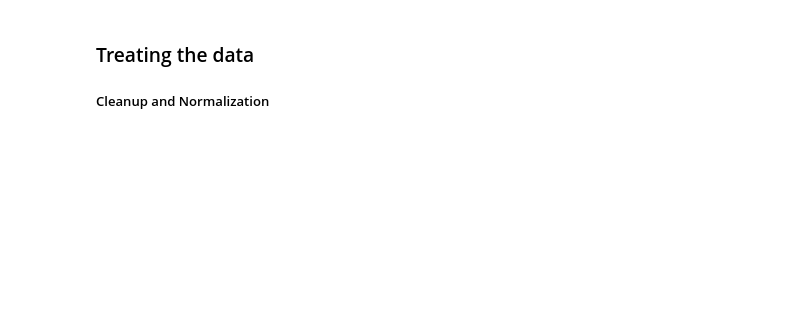
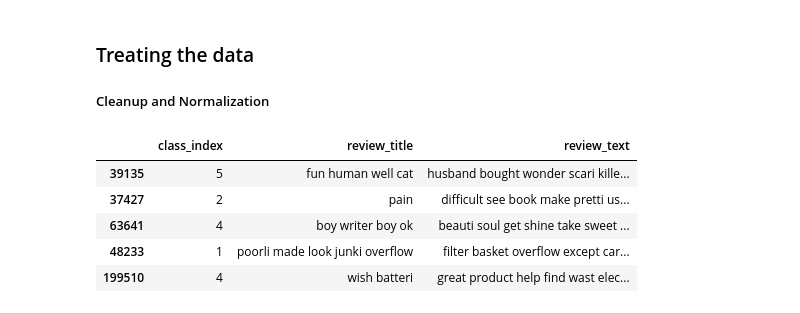
Before and after one commit to BrunoRosendo/feup_iart_proj2, a Jupyter notebook: amazonNLP.ipynb, the cells around one changed output. Cells and saved outputs as stored; diff of their text form; code cells hidden in the pictures; blank space fills up the shorter version.

```diff
--- a/amazonNLP.ipynb
+++ b/amazonNLP.ipynb
@@ -74,4 +88,27 @@ NameError: name 'sb' is not defined
 ##### Cleanup and Normalization
 # %%
 ps = PorterStemmer()
-print(type(train['review_text']))
+
+def normalize(text):
+    # remove non alpha chars
+    text = re.sub('[^a-zA-Z]', ' ', text)
+    # to lower-case and tokenize
+    text = text.lower().split()
+    # stemming and stop word removal
+    text = ' '.join([ps.stem(w) for w in text if not w in set(stopwords.words('english'))])
+
+    return text
+
+train['review_text'] = train['review_text'].apply(normalize)
+train['review_title'] = train['review_title'].apply(normalize)
+train.head()
+
+test['review_text'] = test['review_text'].apply(normalize)
+test['review_title'] = test['review_title'].apply(normalize)
+# %% [output]
+|  | class_index | review_title | review_text |
+| 39135 | 5 | fun human well cat | husband bought wonder scari kille... |
+| 37427 | 2 | pain | difficult see book make pretti us... |
+| 63641 | 4 | boy writer boy ok | beauti soul get shine take sweet ... |
+| 48233 | 1 | poorli made look junki overflow | filter basket overflow except car... |
+| 199510 | 4 | wish batteri | great product help find wast elec... |
```
Also changed, not shown: parts of 11 cells of this notebook, 4 other files.
